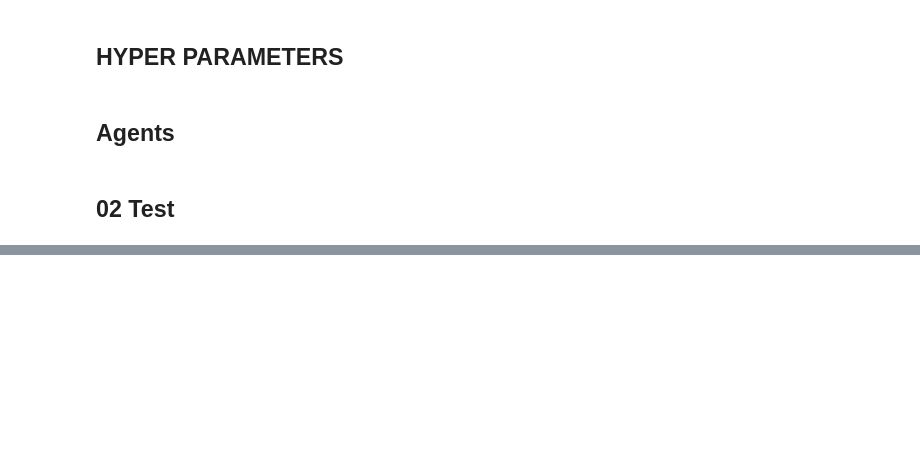
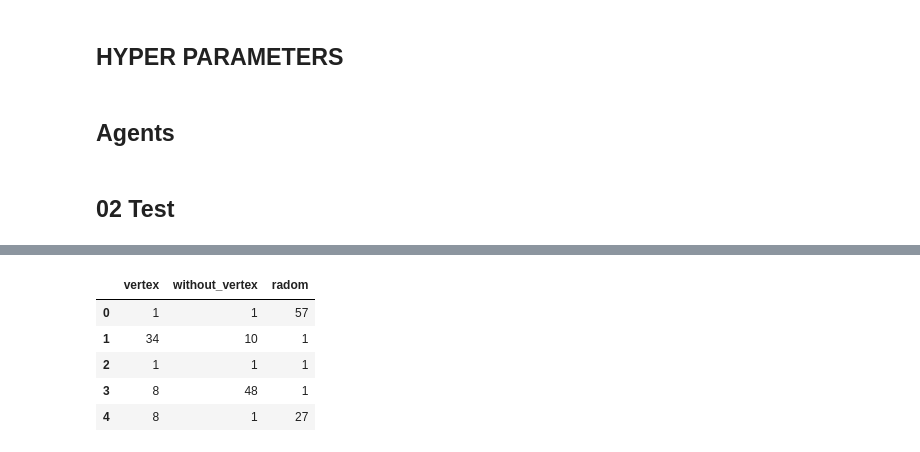
Before and after one commit to Tonnonssi/-RL-Minesweeper, a Jupyter notebook: codes/lab/처음 선택과 까지는 타일 수.ipynb, the cells around one changed output, grey strips where cells are left out. Drawn from its saved outputs; the diff is of its cells as text; code cells hidden in the pictures; blank space fills up the shorter version.

```diff
--- a/codes/lab/처음 선택과 까지는 타일 수.ipynb
+++ b/codes/lab/처음 선택과 까지는 타일 수.ipynb
@@ -185,0 +194,4 @@ plt.show()
+# %%
+random = pd.DataFrame(num_revealed)
+# table.columns = ['prefixed']
+random.describe()
@@ -185,0 +208,11 @@ plt.show()
+# %%
+table = pd.concat([vertex, without_vertex, random], axis=1)
+table.columns = ['vertex', 'without_vertex', 'radom']
+table.head()
+# %% [output]
+|  | vertex | without_vertex | radom |
+| 0 | 1 | 1 | 57 |
+| 1 | 34 | 10 | 1 |
+| 2 | 1 | 1 | 1 |
+| 3 | 8 | 48 | 1 |
+| 4 | 8 | 1 | 27 |
```
Also changed, not shown: parts of 9 cells of this notebook, 2 other files.
